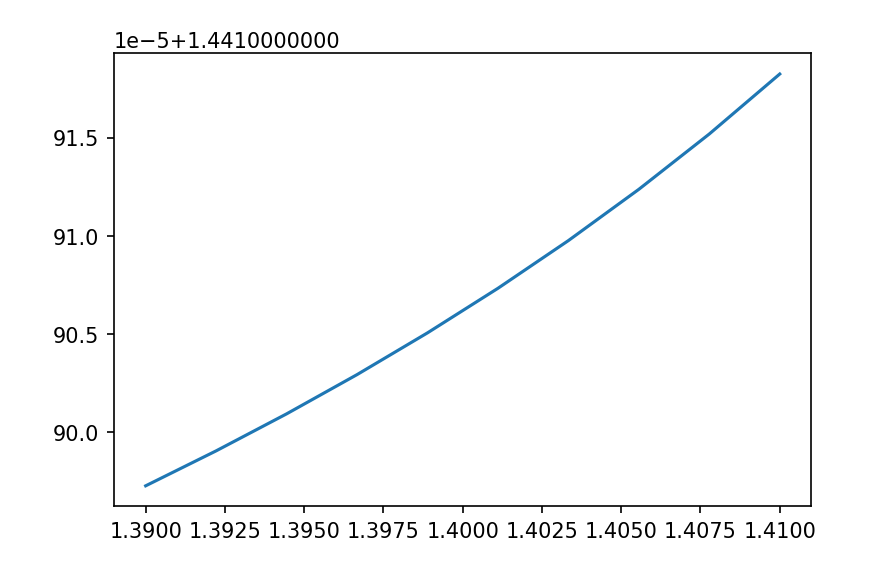
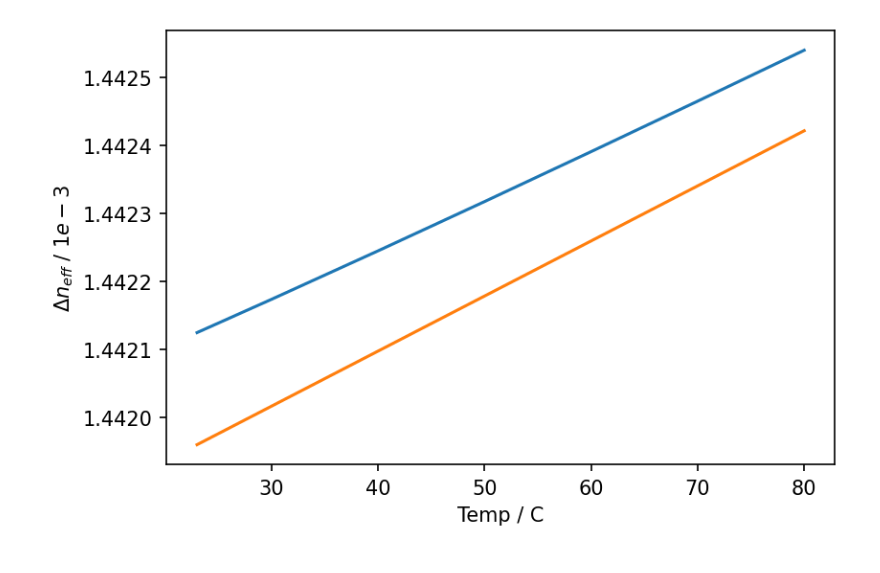
Before and after one commit to deyh2020/MEEP_Models, a Jupyter notebook: SidePolishedFabryPerot/EffectiveIndexModel/Effective Index Testing.ipynb, the cells around one changed output. Drawn from its saved outputs; the diff is of its cells as text; code cells hidden in the pictures.

```diff
--- a/SidePolishedFabryPerot/EffectiveIndexModel/Effective Index Testing.ipynb
+++ b/SidePolishedFabryPerot/EffectiveIndexModel/Effective Index Testing.ipynb
@@ -132,9 +116,14 @@ print(neff)
 # %%
 fig,ax = plt.subplots(dpi=150)
 
-ax.plot(n,neff)
-#ax.set_ylim(1.44175,1.442)
+ax.plot(temps,PDMSneff)
+
+ax.plot(temps,Uncoatedneff)
+
+
+ax.set_ylabel("$\Delta n_{eff}$ / $1e-3$")
+ax.set_xlabel("Temp / C")
 
 plt.show()
 # %% [output]
-[figure, old version]
+[figure, new version]
```
Also changed, not shown: parts of 8 cells of this notebook, 18 other files.
